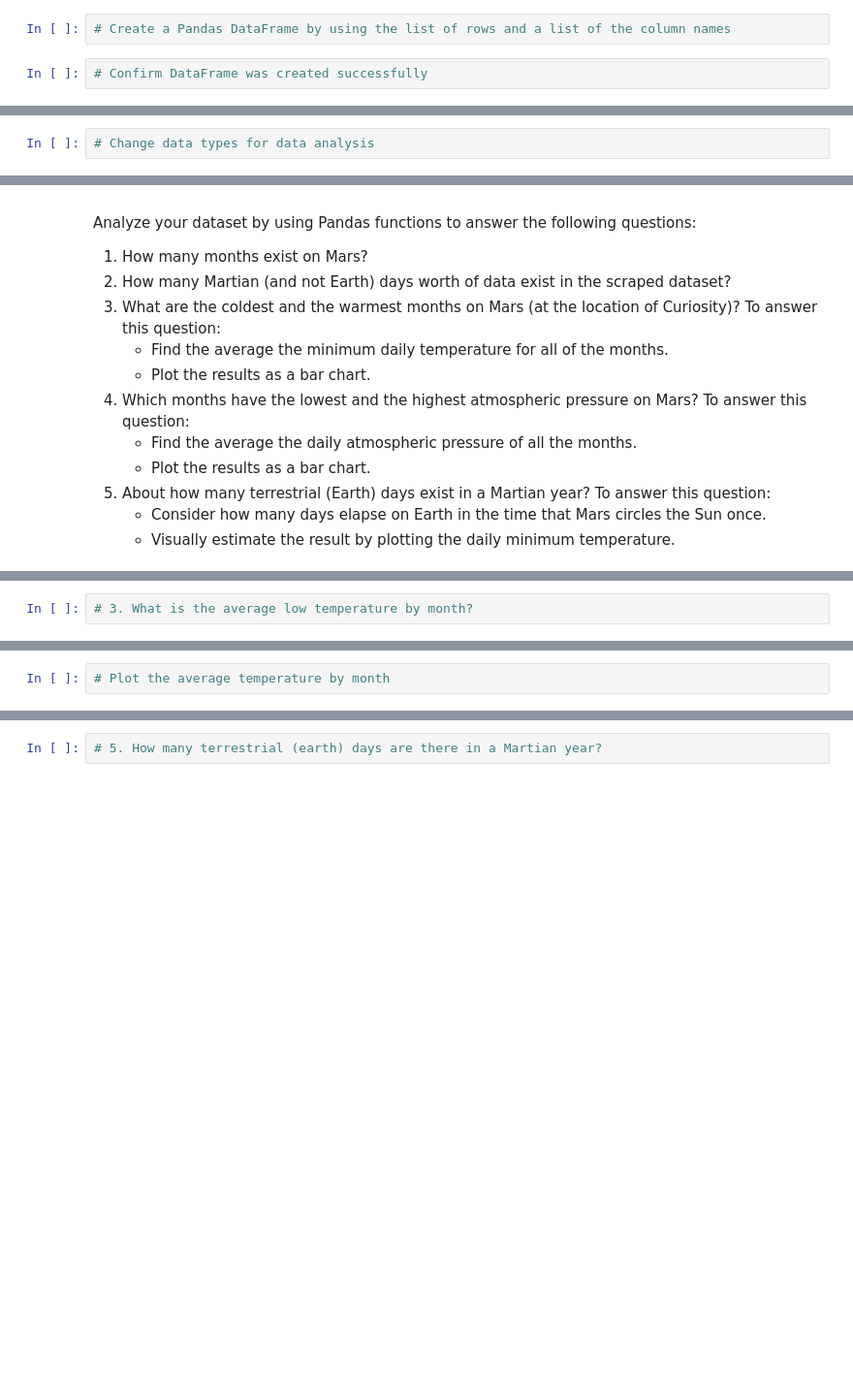
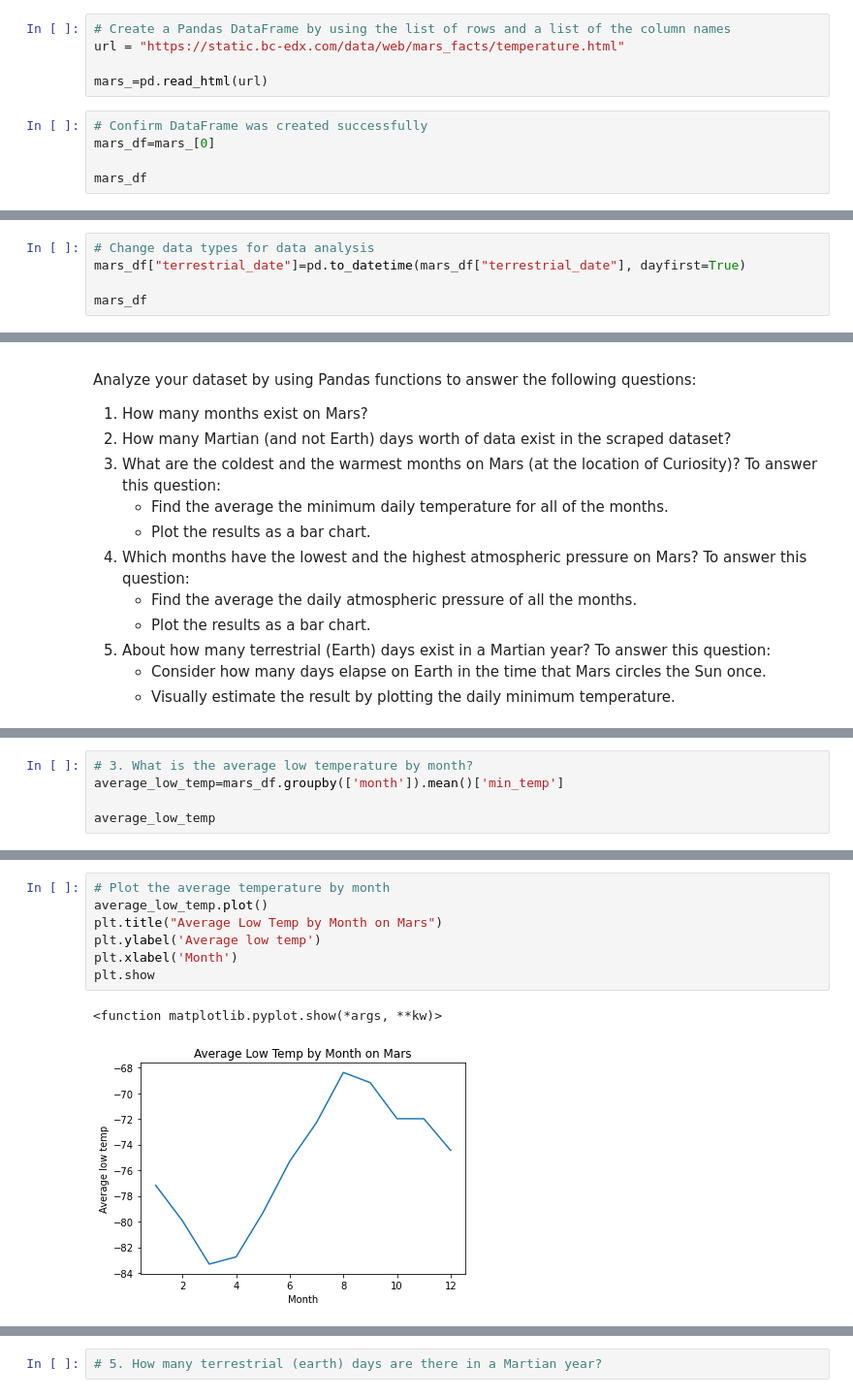
Before and after one commit to baileykayla953/DataCollection, a Jupyter notebook: Starter_Code/part_2_mars_weather.ipynb, the cells around one changed output, grey strips where cells are left out. Shown at 97% size. Saved outputs shown, nothing was run; the diff lists cells and outputs as text; blank space fills up the shorter version.

```diff
--- a/Starter_Code/part_2_mars_weather.ipynb
+++ b/Starter_Code/part_2_mars_weather.ipynb
@@ -80,4 +85,10 @@ mars_facts={}
 # %%
 # Create a Pandas DataFrame by using the list of rows and a list of the column names
+url = "https://static.bc-edx.com/data/web/mars_facts/temperature.html"
+
+mars_=pd.read_html(url)
 # %%
 # Confirm DataFrame was created successfully
+mars_df=mars_[0]
+
+mars_df
@@ -92,2 +133,5 @@ Examine the data types that are currently associated with each column. If necess
 # %%
 # Change data types for data analysis
+mars_df["terrestrial_date"]=pd.to_datetime(mars_df["terrestrial_date"], dayfirst=True)
+
+mars_df
@@ -116,2 +210,5 @@ Analyze your dataset by using Pandas functions to answer the following questions
 # %%
 # 3. What is the average low temperature by month?
+average_low_temp=mars_df.groupby(['month']).mean()['min_temp']
+
+average_low_temp
@@ -118,4 +230,12 @@ Analyze your dataset by using Pandas functions to answer the following questions
-# %%
-# Plot the average temperature by month
+# %%
+# Plot the average temperature by month
+average_low_temp.plot()
+plt.title("Average Low Temp by Month on Mars")
+plt.ylabel('Average low temp')
+plt.xlabel('Month')
+plt.show
+# %% [output]
+<function matplotlib.pyplot.show(*args, **kw)>
+[figure, added]
 # %%
 # Identify the coldest and hottest months in Curiosity's location
```
Also changed, not shown: parts of 15 cells of this notebook.
